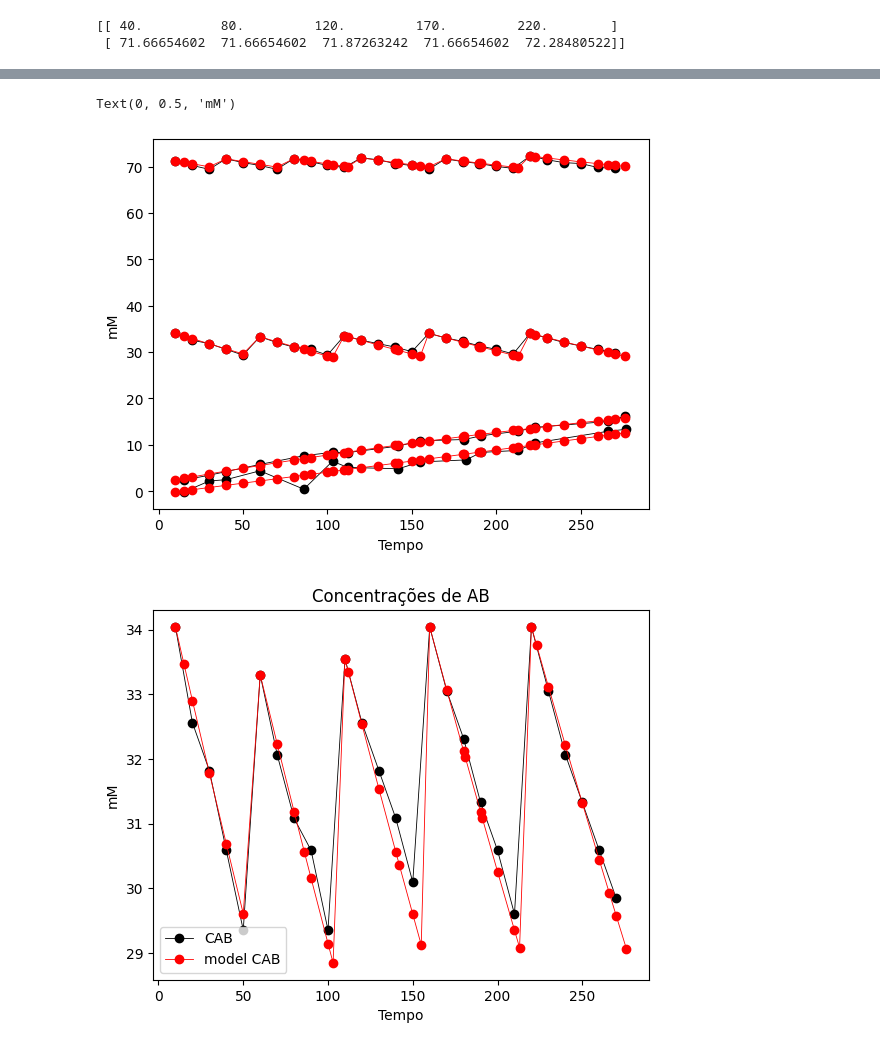
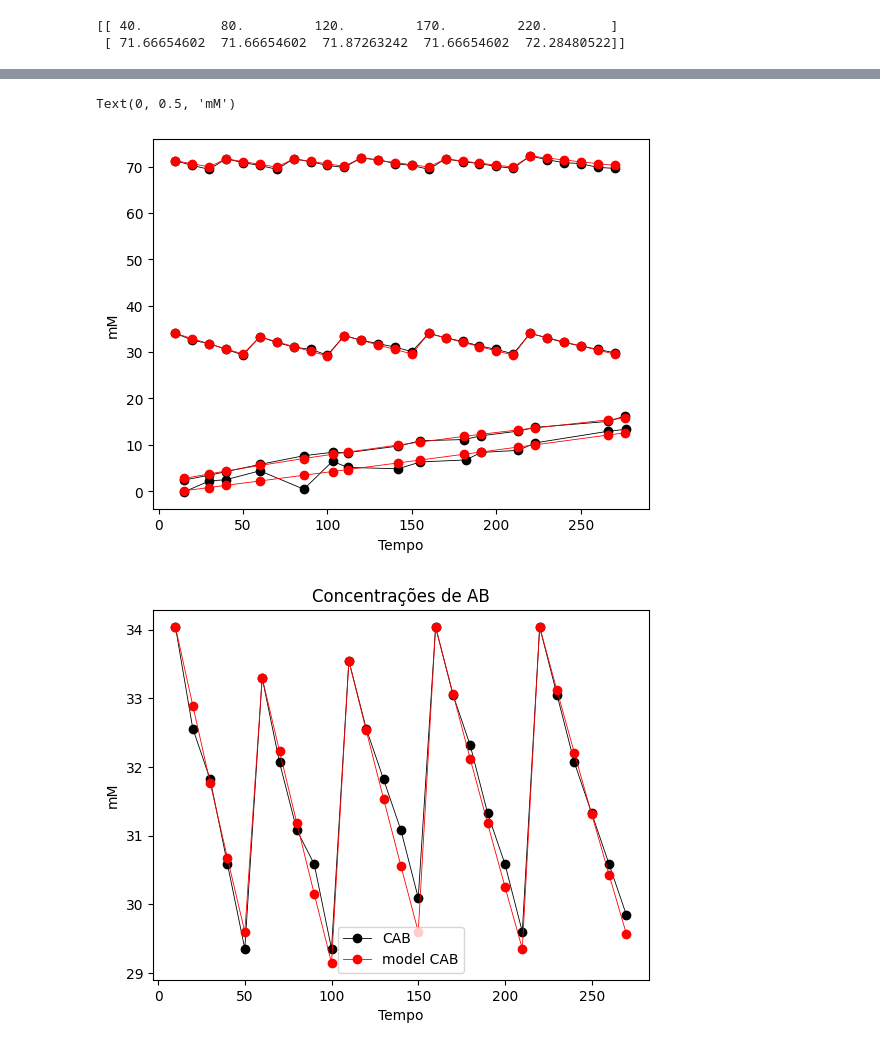
Before and after one commit to artpedro/bioreactor_optimization, a Jupyter notebook: scipy_fed_batch.ipynb, the cells around one changed output, grey strips where cells are left out. Saved outputs shown, nothing was run; the diff lists cells and outputs as text; code cells hidden in the pictures.

```diff
--- a/scipy_fed_batch.ipynb
+++ b/scipy_fed_batch.ipynb
@@ -46,7 +47,7 @@ CAN_medida_t = np.hstack([CAN_medida.reshape(-1,1),t_can.reshape(-1,1)])
 CNH_medida_t = np.hstack([CNH_medida.reshape(-1,1),t_cab.reshape(-1,1)])
 CAOH_medida_t = np.hstack([CAOH_medida.reshape(-1,1),t_can.reshape(-1,1)])
 medidas_exp_list = [CAB_medida_t,CAN_medida_t,CNH_medida_t,CAOH_medida_t]
-t = np.unique(np.sort(np.hstack([t_can,t_cab])))
+t_total = np.unique(np.sort(np.hstack([t_can,t_cab])))
 # %%
 fed_ab = np.array([5,10,15,21])
 
@@ -231,9 +232,9 @@ def calculate_error(model_matrix, experimental_data_list):
 # %%
 def objective_function(params):
     kcat1, kcat2, Km1, Km2, Tmax, Ken, kAB, kAN, kAOH, kNH = params
-    print("Solving")
-    sol = ode15s_amox_fed(params,t)
+    record.append(params)
+    sol = ode15s_amox_fed(params,t_total)
     model_output = sol.T
 
-    model_output = np.hstack([model_output,t.reshape(-1,1)])
+    model_output = np.hstack([model_output,t_total.reshape(-1,1)])
     return calculate_error(model_output,medidas_exp_list)
@@ -245,7 +241,10 @@ Solving
 # %%
-options = {'maxiter': 50}
-result = minimize(objective_function, P, method='L-BFGS-B',options=options)
+options = {'maxiter':400}
+record = []
+bounds = [(0.001, None) for _ in range(len(P))]
 
+result = minimize(objective_function, P, method='Nelder-Mead',bounds=bounds,options=options)
+record = np.array(record)
 # Optimized parameters
 optimized_parameters = result.x
 print("Optimized Parameters:", optimized_parameters)
@@ -271,7 +276,10 @@ Optimized Parameters: [ 0.13041409  0.17015563  3.47138693  1.81398524  0.674709
 # %%
-sol = ode15s_amox_fed(P_new,t)
-print(sol)
-CAB  = sol[0]
-CAN  = sol[1]
-CNH  = sol[2]
-CAOH = sol[3]
+sol = ode15s_amox_fed(P_new,t_total)
+pidx = np.isin(t_total, tempo_produtos)
+sidx = np.isin(t_total, tempo_substratos)
+CAB  = sol[0][sidx]
+CAN  = sol[1][pidx]
+CNH  = sol[2][sidx]
+CAOH = sol[3][pidx]
+t_p = t_total[pidx]
+t_s = t_total[sidx]
@@ -300,25 +290,25 @@ plt.plot(t_cab, CAB_medida,'-ok',linewidth=0.6)
 plt.plot(t_can, CAN_medida,'-ok',linewidth=0.6)
 plt.plot(t_cnh, CNH_medida,'-ok',linewidth=0.6)
 plt.plot(t_caoh,CAOH_medida,'-ok',linewidth=0.6)
-plt.plot(t, CAB,'-or',linewidth=0.6)
-plt.plot(t, CAN,'-or',linewidth=0.6)
-plt.plot(t, CNH,'-or',linewidth=0.6)
-plt.plot(t, CAOH,'-or',linewidth=0.6)
+plt.plot(t_s, CAB,'-or',linewidth=0.6)
+plt.plot(t_p, CAN,'-or',linewidth=0.6)
+plt.plot(t_s, CNH,'-or',linewidth=0.6)
+plt.plot(t_p, CAOH,'-or',linewidth=0.6)
 plt.xlabel('Tempo')
 plt.ylabel('mM')
 # %% [output]
 Text(0, 0.5, 'mM')
-[figure, old version]
+[figure, new version]
 # %%
 fig = plt.figure()
 plt.plot(t_cab, CAB_medida,'-ok',linewidth=0.6)
-plt.plot(t, CAB,'-or',linewidth=0.6)
+plt.plot(t_s, CAB,'-or',linewidth=0.6)
 plt.title(f'Concentrações de AB')
 plt.legend(['CAB','model CAB'])
 plt.xlabel('Tempo')
 plt.ylabel('mM');
 # %% [output]
-[figure, old version]
+[figure, new version]
 # %%
 fig = plt.figure()
 plt.plot(t_cnh, CNH_medida,'-ok',linewidth=0.6)
```
Also changed, not shown: parts of 9 cells of this notebook.
